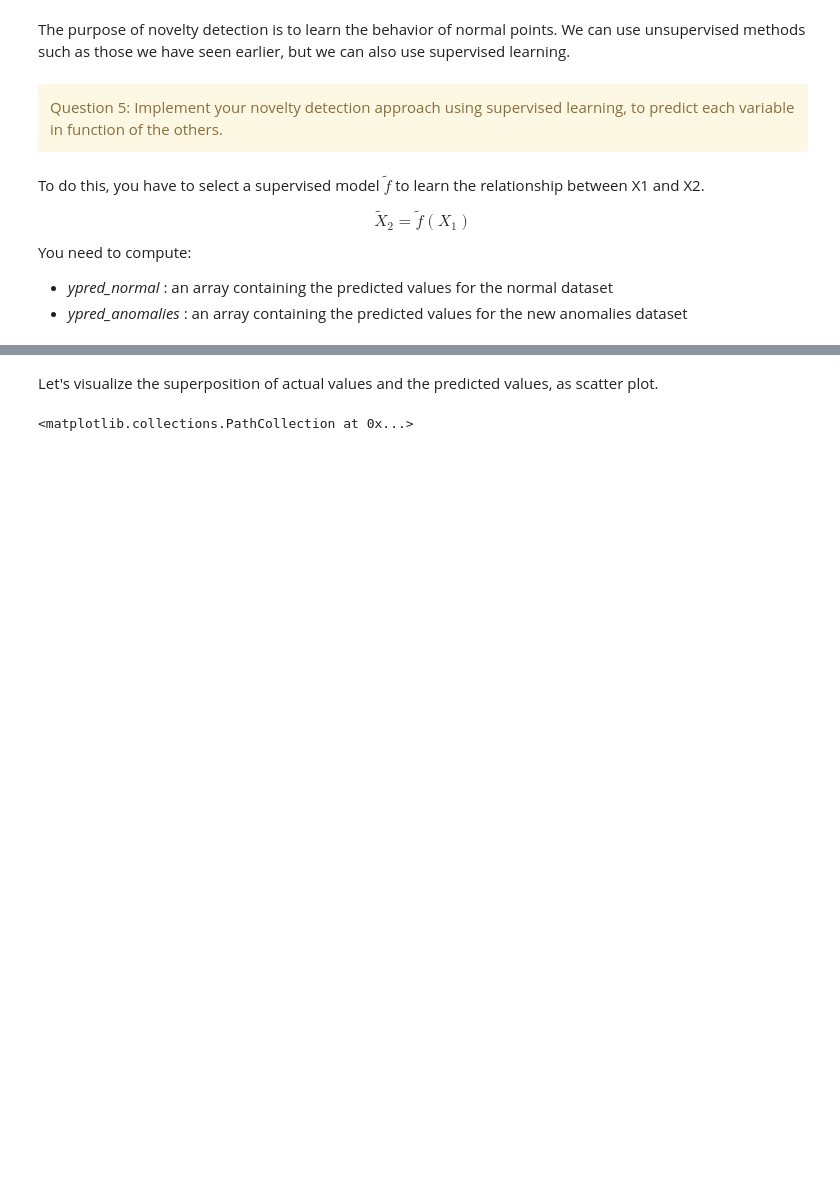
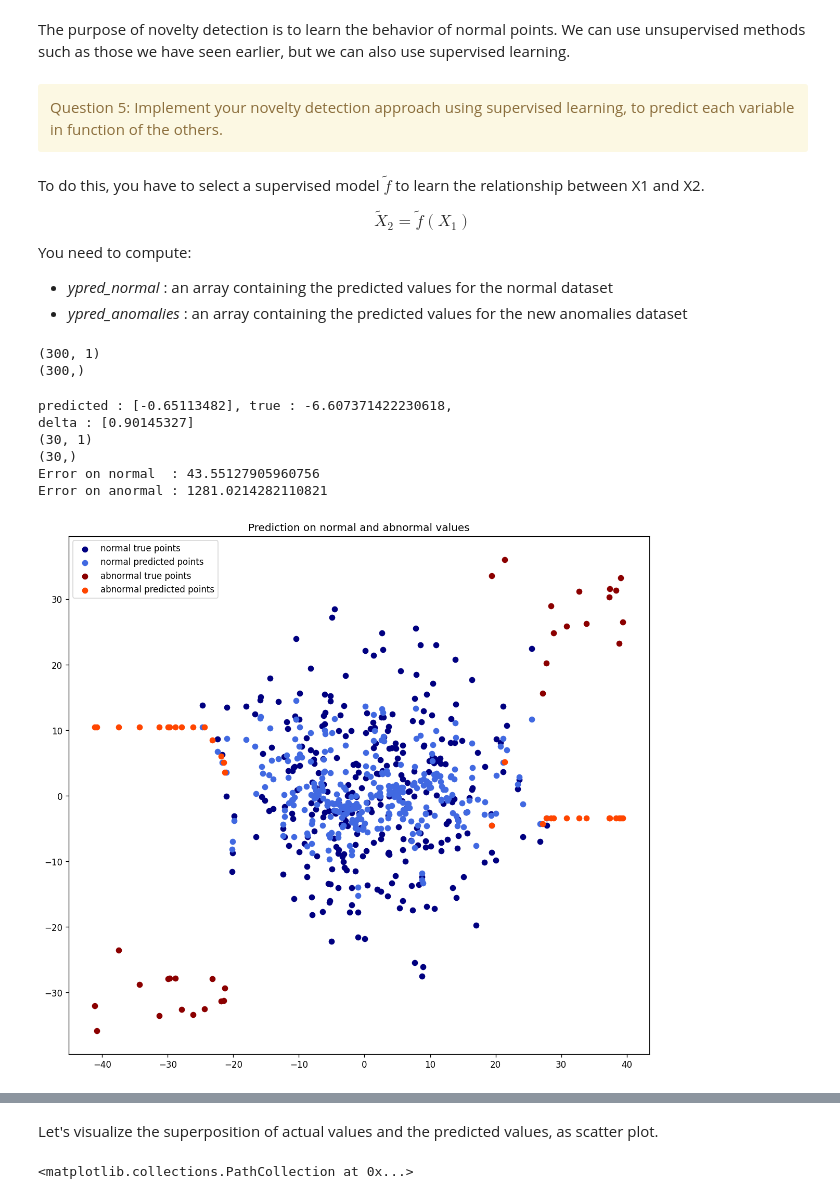
Before and after one commit to nnniels/SDD-machine-learning, a Jupyter notebook: 13 - Anomaly Detection/anomaly_detection_class.ipynb, the cells around one changed output, grey strips where cells are left out. Drawn from its saved outputs; the diff is of its cells as text; code cells hidden in the pictures; blank space fills up the shorter version.

```diff
--- a/13 - Anomaly Detection/anomaly_detection_class.ipynb
+++ b/13 - Anomaly Detection/anomaly_detection_class.ipynb
@@ -407,3 +407,8 @@ $$You need to compute:
 # %%
 X = np.array(normal_df['X1']).reshape(-1,1)
 y = np.array(normal_df['X2'])
+print(X.shape)
+print(y.shape)
+# %% [output]
+(300, 1)
+(300,)
@@ -413,0 +415,56 @@ y = np.array(normal_df['X2'])
+# %%
+###### CODE HERE ######
+
+#######################
+# n:
+from sklearn.ensemble import RandomForestRegressor
+
+# pas trop d'arbres ni de profondeur
+forestReg = RandomForestRegressor(n_estimators=100, max_depth=10)
+forestReg.fit(X, y)
+
+# predict on test
+y_hat_dummy = forestReg.predict(X[0, 0].reshape(-1,1))
+y_true_dummy = y[0]
+print(f"predicted : {y_hat_dummy}, true : {y_true_dummy},\ndelta : {abs(y_hat_dummy - y_true_dummy) / abs(y_true_dummy)}")
+
+
+# extract anomalies
+Xa = np.array(new_anomalies['X1']).reshape(-1,1)
+ya = np.array(new_anomalies['X2'])
+print(Xa.shape)
+print(ya.shape)
+
+
+# predict on normal
+y_hat_n = forestReg.predict(X)
+error_n = np.mean((y_hat_n - y)**2)
+
+# predict on abnormalities
+y_hat_a = forestReg.predict(Xa)
+error_a = np.mean((y_hat_a - ya)**2)
+
+print(f"Error on normal  : {error_n}")
+print(f"Error on anormal : {error_a}")
+
+# plot
+
+plt.figure(figsize=(12, 12), dpi=120)
+plt.title("Prediction on normal and abnormal values")
+plt.gca().set_aspect('equal')
+plt.scatter(X[:, 0], y, color="navy", label="normal true points")
+plt.scatter(X[:, 0], y_hat_n, color="royalblue", label="normal predicted points")
+plt.scatter(Xa[:, 0], ya, color="darkred", label="abnormal true points")
+plt.scatter(Xa[:, 0], y_hat_a, color="orangered", label="abnormal predicted points")
+plt.legend()
+plt.show()
+
+# youhouuu ça donne la même chose que le prof
+# %% [output]
+predicted : [-0.65113482], true : -6.607371422230618,
+delta : [0.90145327]
+(30, 1)
+(30,)
+Error on normal  : 43.55127905960756
+Error on anormal : 1281.0214282110821
+[figure, added]
```
Also changed, not shown: parts of 2 cells of this notebook.
